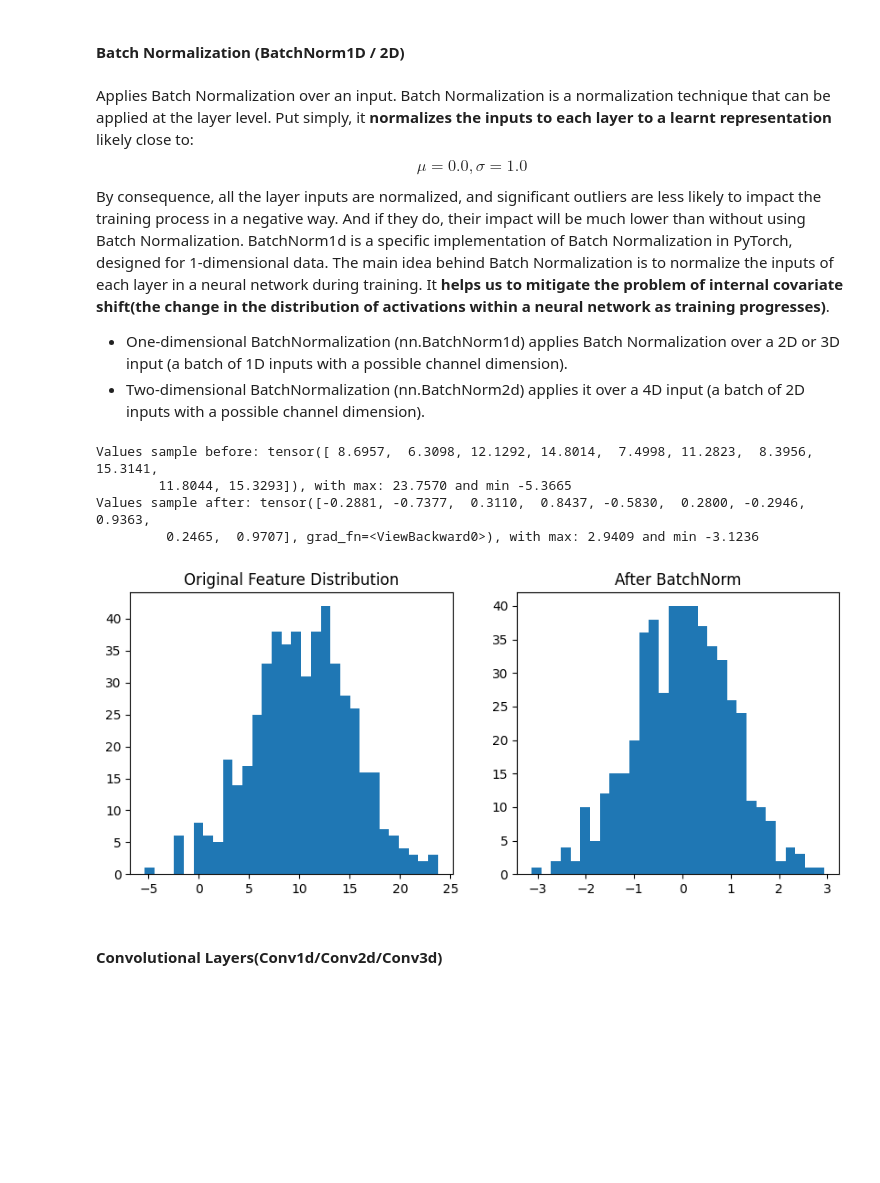
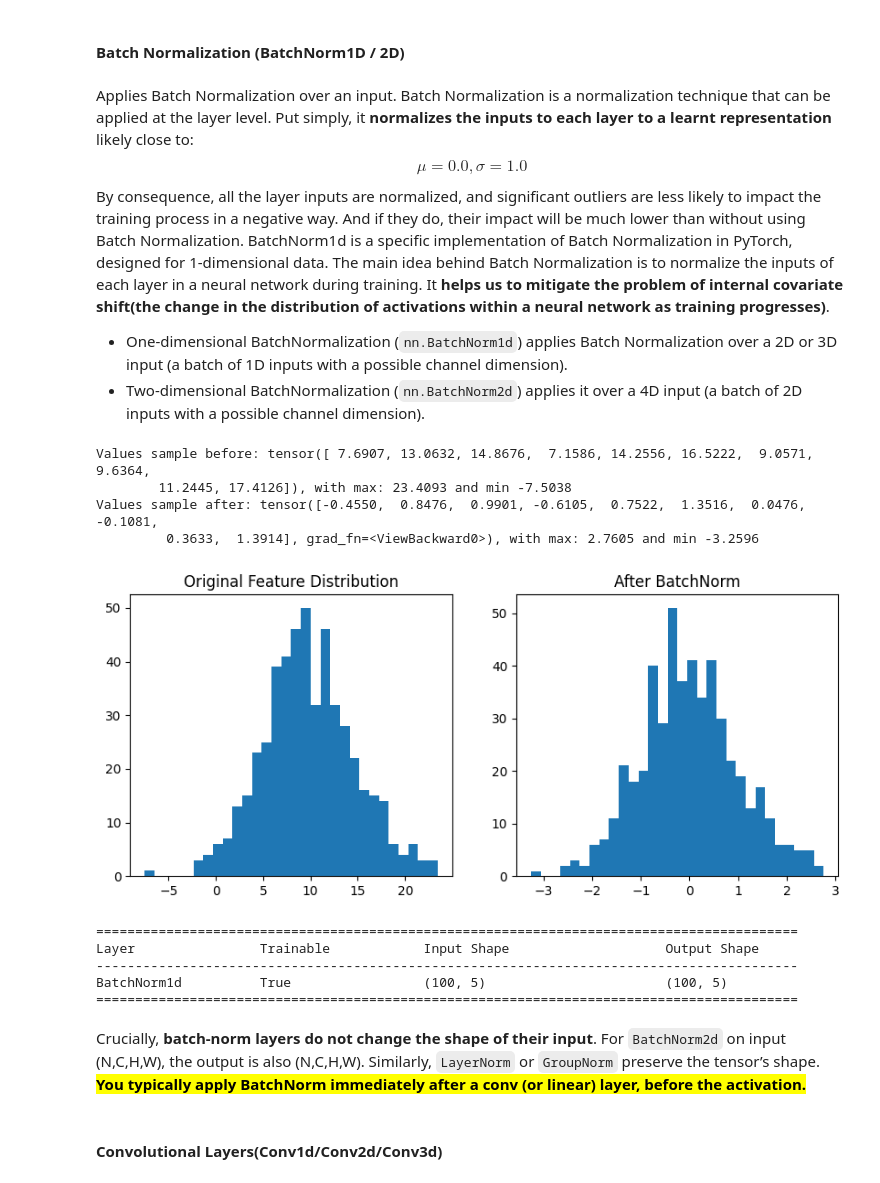
Before and after one commit to abdel-habib/ai-notebooks, a Jupyter notebook: model_layers.ipynb, the cells around one changed output. Saved outputs shown, nothing was run; the diff lists cells and outputs as text; code cells hidden in the pictures; blank space fills up the shorter version.

Commit message:
adding more important layers details

```diff
--- a/model_layers.ipynb
+++ b/model_layers.ipynb
@@ -76,35 +76,44 @@ Linear               True                 (8, 128)                       (8, 10)
 # %% [markdown]
 Applies Batch Normalization over an input. Batch Normalization is a normalization technique that can be applied at the layer level. Put simply, it **normalizes the inputs to each layer to a learnt representation** likely close to: \\[ \mu = 0.0, \sigma = 1.0 \\] By consequence, all the layer inputs are normalized, and significant outliers are less likely to impact the training process in a negative way. And if they do, their impact will be much lower than without using Batch Normalization. BatchNorm1d is a specific implementation of Batch Normalization in PyTorch, designed for 1-dimensional data. The main idea behind Batch Normalization is to normalize the inputs of each layer in a neural network during training. It **helps us to mitigate the problem of internal covariate shift(the change in the distribution of activations within a neural network as training progresses)**.
 
-* One-dimensional BatchNormalization (nn.BatchNorm1d) applies Batch Normalization over a 2D or 3D input (a batch of 1D inputs with a possible channel dimension).
-* Two-dimensional BatchNormalization (nn.BatchNorm2d) applies it over a 4D input (a batch of 2D inputs with a possible channel dimension).
+* One-dimensional BatchNormalization (`nn.BatchNorm1d`) applies Batch Normalization over a 2D or 3D input (a batch of 1D inputs with a possible channel dimension).
+* Two-dimensional BatchNormalization (`nn.BatchNorm2d`) applies it over a 4D input (a batch of 2D inputs with a possible channel dimension).
 # %%
 x = torch.randn(100, 5) * 5 + 10
 bn = nn.BatchNorm1d(5)
 x_bn = bn(x)
 
 print(f"Values sample before: {x[:2].flatten()}, with max: {x.max():.4f} and min {x.min():.4f}")
 print(f"Values sample after: {x_bn[:2].flatten()}, with max: {x_bn.max():.4f} and min {x_bn.min():.4f}")
 
 # Plot before and after
 plot_histograms(
     [
         {
             "name": "Original Feature Distribution",
             "values": x.numpy().flatten(),
         },
         {
             "name": "After BatchNorm",
             "values": x_bn.detach().numpy().flatten(),
         }
     ]
 )
+
+trace_module_shapes(bn, x)
 # %% [output]
-Values sample before: tensor([ 8.6957,  6.3098, 12.1292, 14.8014,  7.4998, 11.2823,  8.3956, 15.3141,
-        11.8044, 15.3293]), with max: 23.7570 and min -5.3665
-Values sample after: tensor([-0.2881, -0.7377,  0.3110,  0.8437, -0.5830,  0.2800, -0.2946,  0.9363,
-         0.2465,  0.9707], grad_fn=<ViewBackward0>), with max: 2.9409 and min -3.1236
+Values sample before: tensor([ 7.6907, 13.0632, 14.8676,  7.1586, 14.2556, 16.5222,  9.0571,  9.6364,
+        11.2445, 17.4126]), with max: 23.4093 and min -7.5038
+Values sample after: tensor([-0.4550,  0.8476,  0.9901, -0.6105,  0.7522,  1.3516,  0.0476, -0.1081,
+         0.3633,  1.3914], grad_fn=<ViewBackward0>), with max: 2.7605 and min -3.2596
-[figure, old version]
+[figure, new version]
+==========================================================================================
+Layer                Trainable            Input Shape                    Output Shape
+------------------------------------------------------------------------------------------
+BatchNorm1d          True                 (100, 5)                       (100, 5)
+==========================================================================================
+# %% [markdown]
+Crucially, **batch-norm layers do not change the shape of their input**. For `BatchNorm2d` on input (N,C,H,W), the output is also (N,C,H,W). Similarly, `LayerNorm` or `GroupNorm` preserve the tensor’s shape. <mark>**You typically apply BatchNorm immediately after a conv (or linear) layer, before the activation.**</mark>
 # %% [markdown]
 #### Convolutional Layers(Conv1d/Conv2d/Conv3d)
 # %% [markdown]
```
Also changed, not shown: parts of 12 cells of this notebook, 1 other file.
